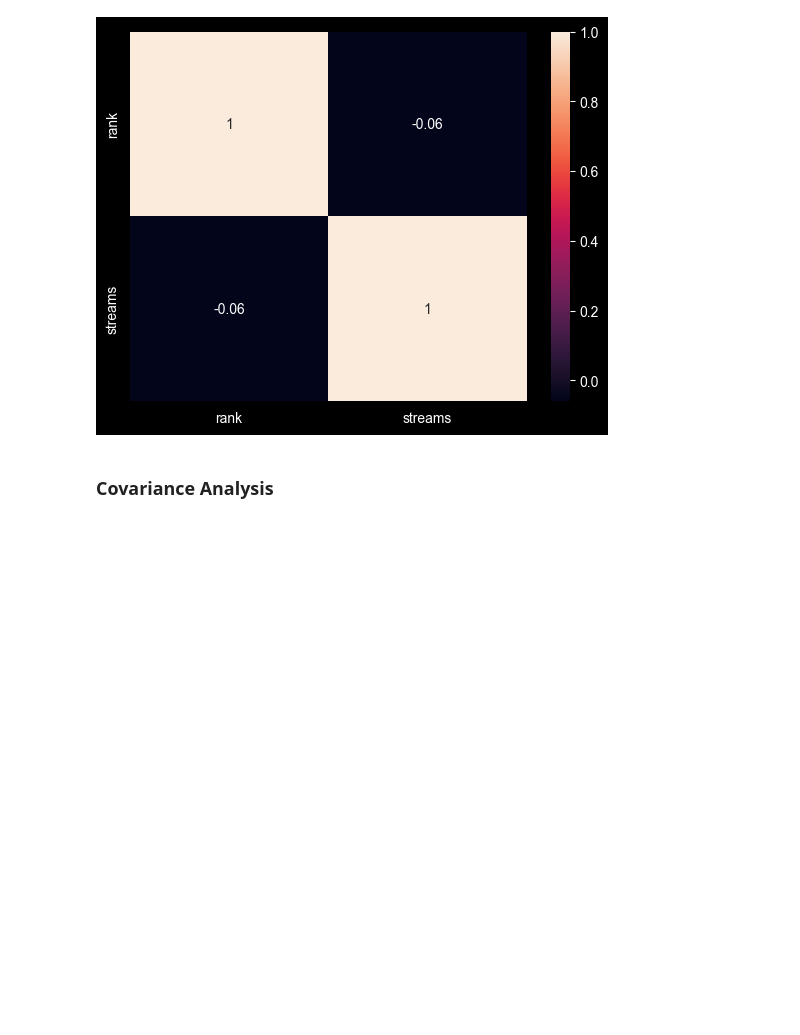
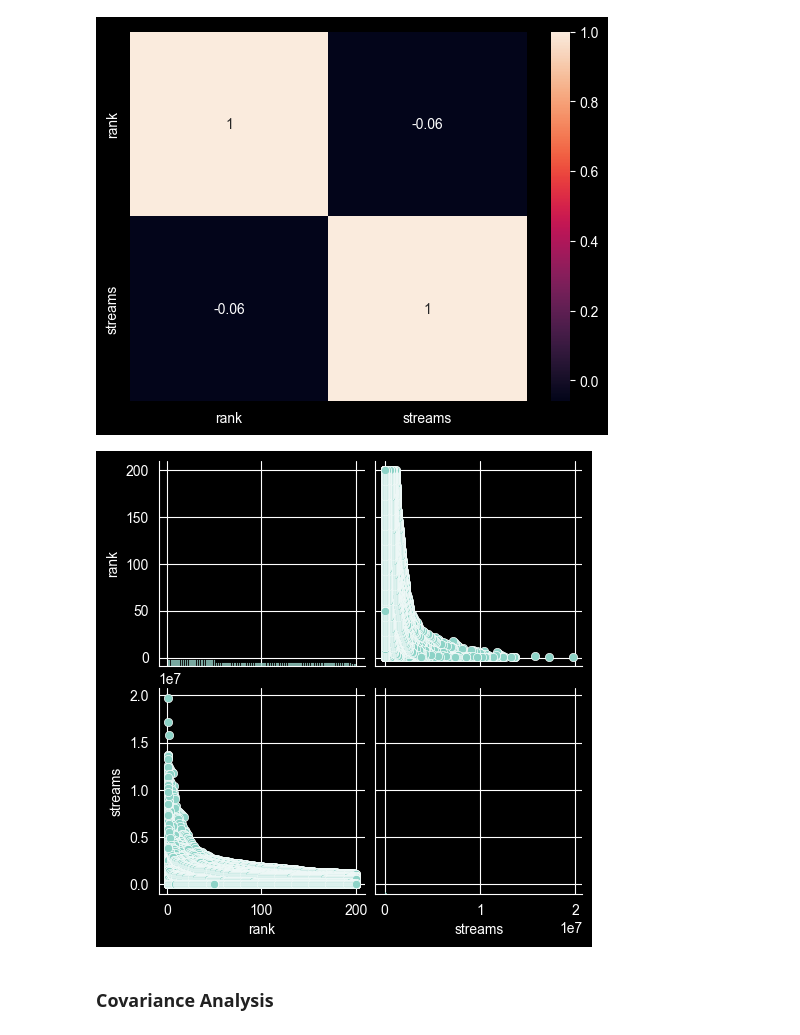
Before and after one commit to NastyaGolovina/Music_Recommendations_Dashboard, a Jupyter notebook: main_notebook.ipynb, the cells around one changed output. Cells and saved outputs as stored; diff of their text form; code cells hidden in the pictures; blank space fills up the shorter version.

Commit message:
pairplot

```diff
--- a/main_notebook.ipynb
+++ b/main_notebook.ipynb
@@ -150,6 +150,11 @@ sns.heatmap(music.corr(numeric_only=True), annot=True)
 plt.show()
 # %% [output]
 [figure]
+# %%
+sns.pairplot(music[['rank','streams']])
+plt.show()
+# %% [output]
+[figure, added]
 # %%
 # pd.crosstab(music['region'], music['artist'], normalize='index')
 # %% [markdown]
```
